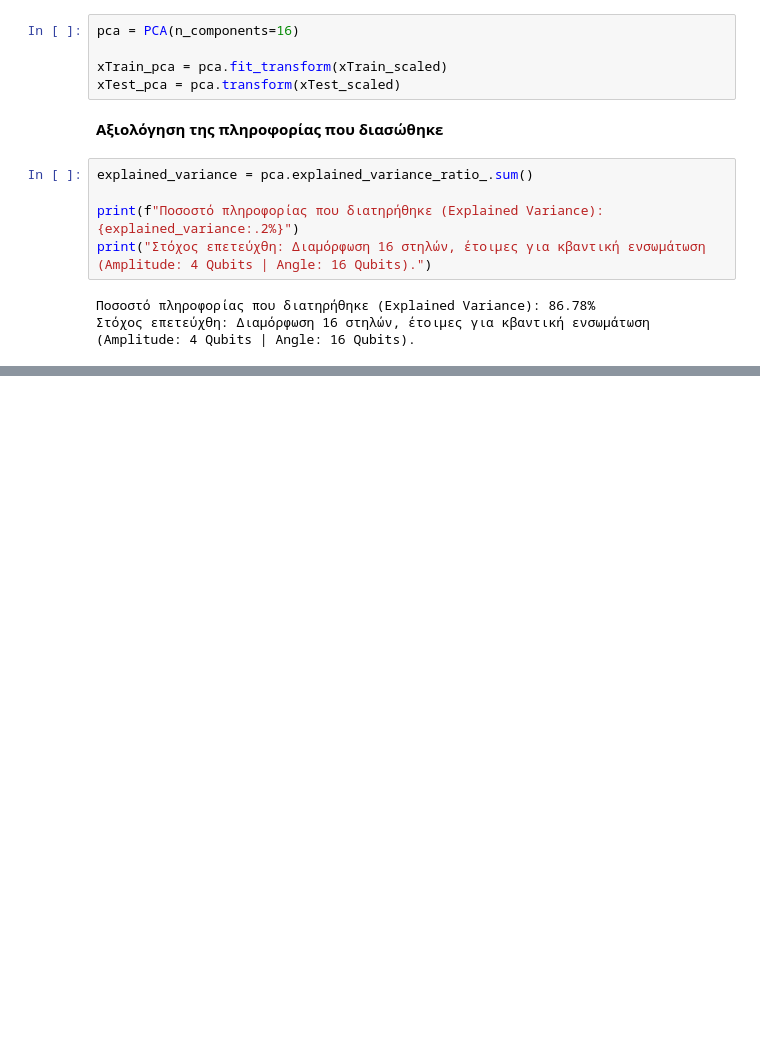
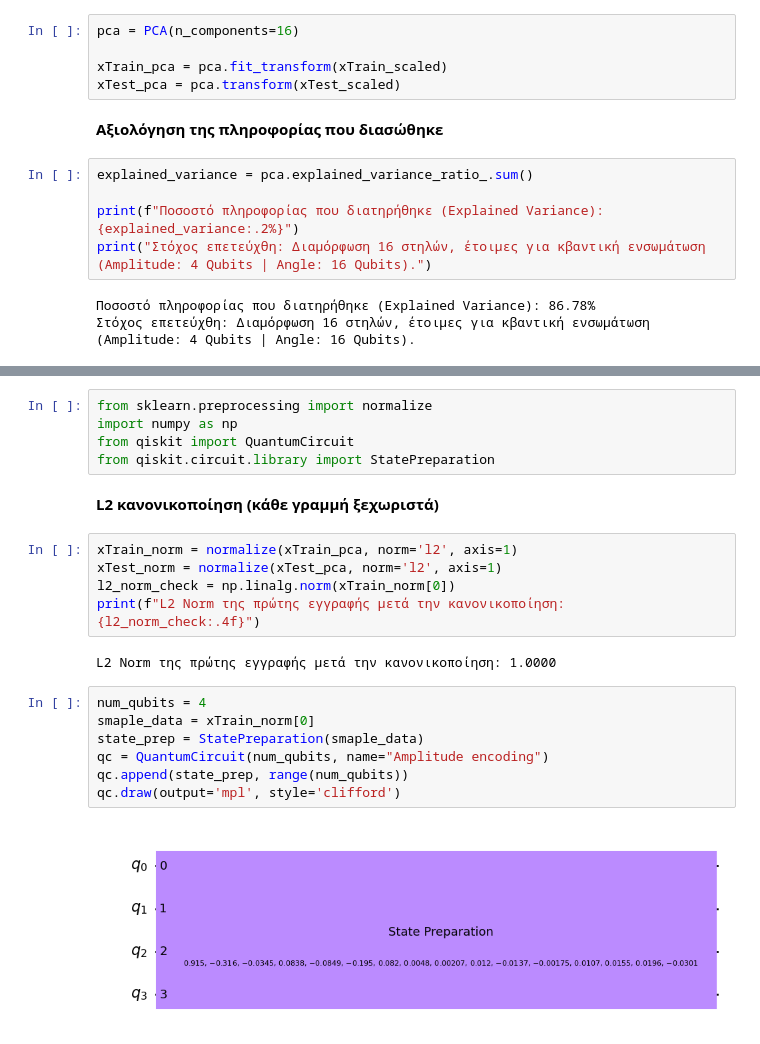
Before and after one commit to Angeloth1/Quantum-IDS-NSLKDD, a Jupyter notebook: notebooks/main.ipynb, the cells around one changed output, grey strips where cells are left out. Drawn from its saved outputs; the diff is of its cells as text; blank space fills up the shorter version.

Commit message:
feat: new chapter on main.ipynb amplitude encoding

```diff
--- a/notebooks/main.ipynb
+++ b/notebooks/main.ipynb
@@ -289,0 +295,23 @@ print("Στόχος επετεύχθη: Διαμόρφωση 16 στηλών, έ
+# %%
+from sklearn.preprocessing import normalize
+import numpy as np
+from qiskit import QuantumCircuit
+from qiskit.circuit.library import StatePreparation
+# %% [markdown]
+__L2 κανονικοποίηση (κάθε γραμμή ξεχωριστά)__
+# %%
+xTrain_norm = normalize(xTrain_pca, norm='l2', axis=1)
+xTest_norm = normalize(xTest_pca, norm='l2', axis=1)
+l2_norm_check = np.linalg.norm(xTrain_norm[0])
+print(f"L2 Norm της πρώτης εγγραφής μετά την κανονικοποίηση: {l2_norm_check:.4f}")
+# %% [output]
+L2 Norm της πρώτης εγγραφής μετά την κανονικοποίηση: 1.0000
+# %%
+num_qubits = 4
+smaple_data = xTrain_norm[0]
+state_prep = StatePreparation(smaple_data)
+qc = QuantumCircuit(num_qubits, name="Amplitude encoding")
+qc.append(state_prep, range(num_qubits))
+qc.draw(output='mpl', style='clifford')
+# %% [output]
+[figure, added]
```
Also changed, not shown: parts of 1 cell of this notebook, 1 other file.
